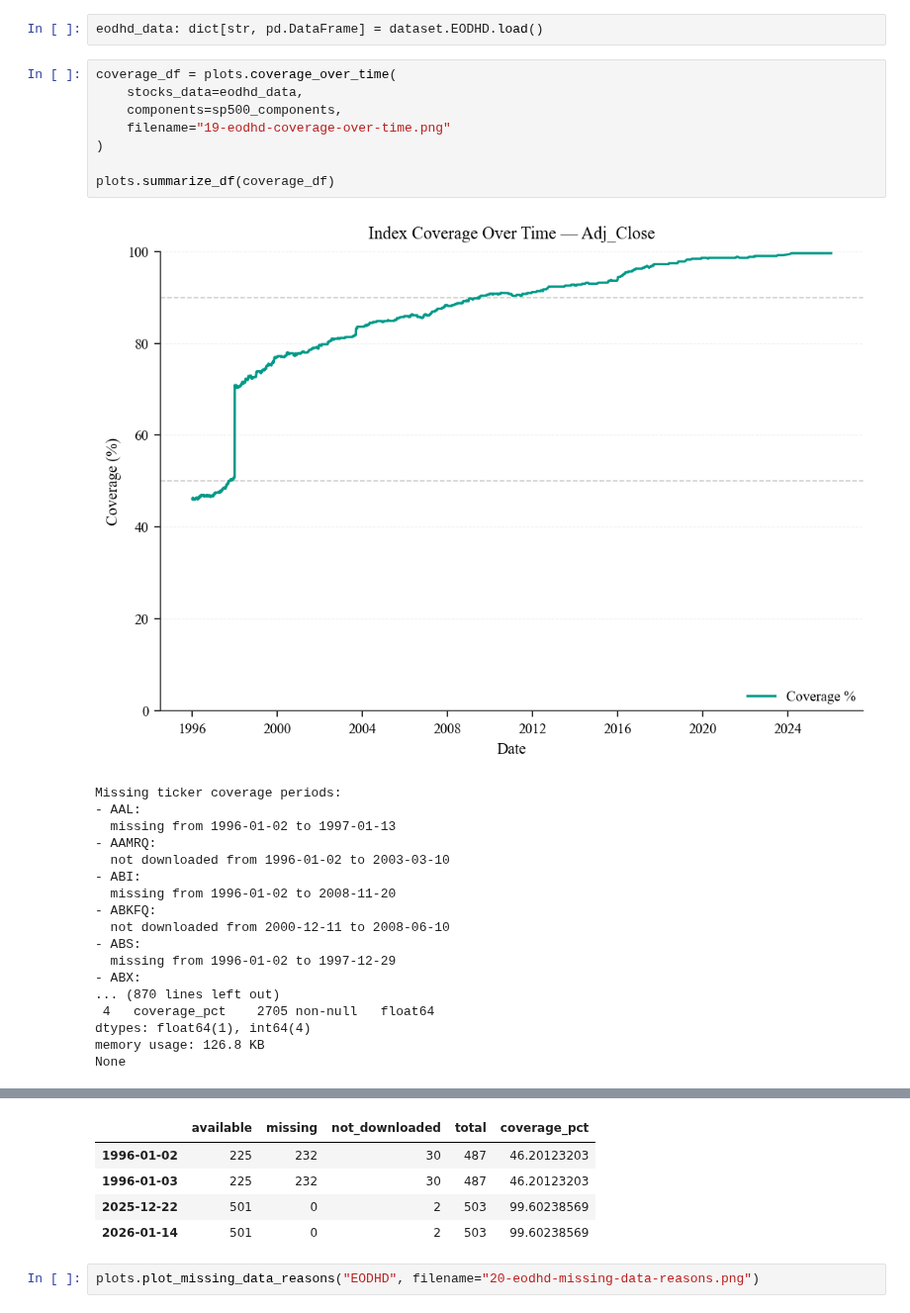
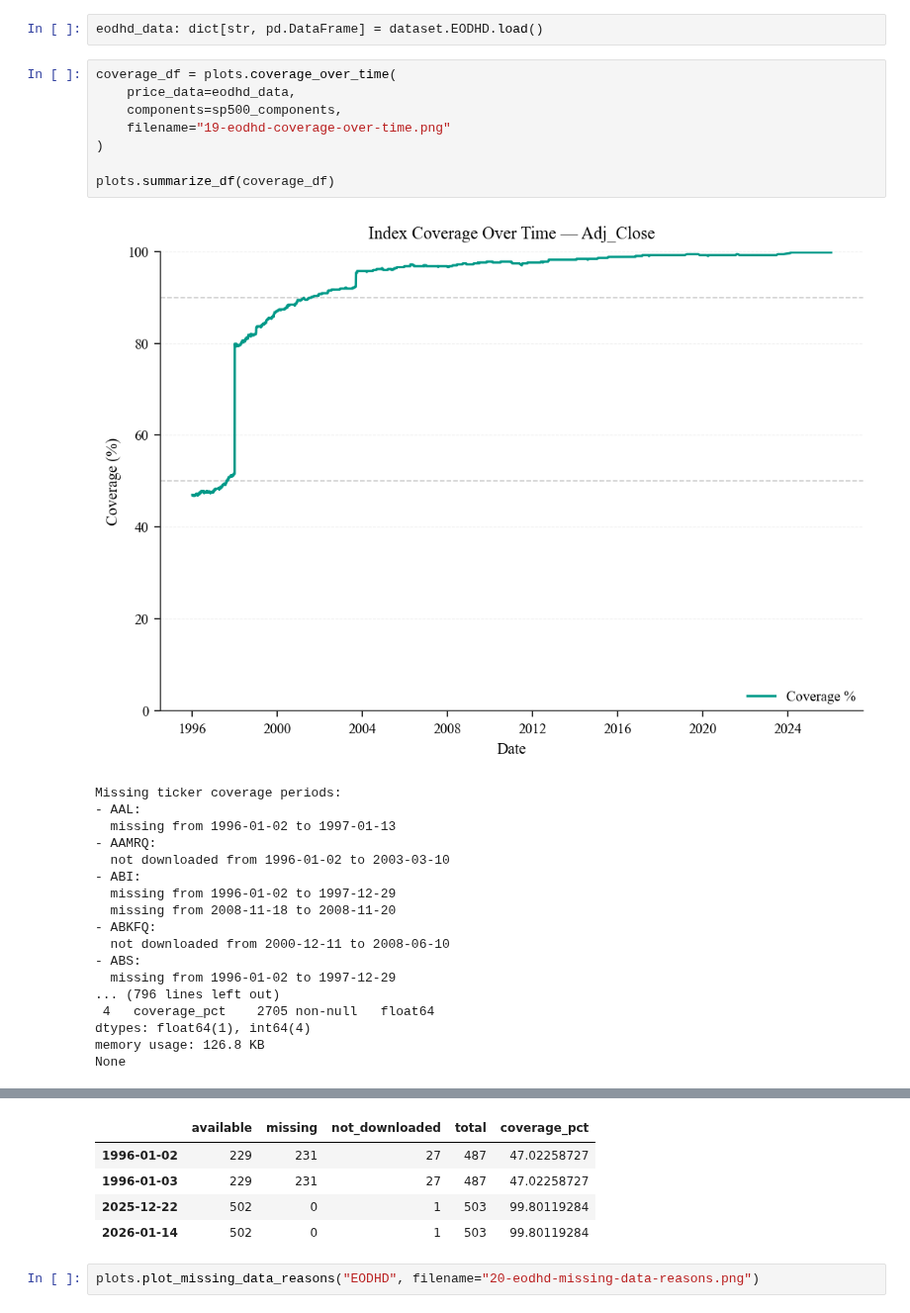
Before and after one commit to MichaelL200/data-driven-stock-portfolio-selection, a Jupyter notebook: notebooks/02c_data_stocks_eodhd.ipynb, the cells around one changed output, grey strips where cells are left out. Shown at 99% size. Cells and saved outputs as stored; diff of their text form.

```diff
--- a/notebooks/02c_data_stocks_eodhd.ipynb
+++ b/notebooks/02c_data_stocks_eodhd.ipynb
@@ -149,27 +149,27 @@ No valid data returned for AZA.A.US
 eodhd_data: dict[str, pd.DataFrame] = dataset.EODHD.load()
 # %%
 coverage_df = plots.coverage_over_time(
-    stocks_data=eodhd_data,
+    price_data=eodhd_data,
     components=sp500_components,
     filename="19-eodhd-coverage-over-time.png"
 )
 
 plots.summarize_df(coverage_df)
 # %% [output]
-[figure, old version]
+[figure, new version]
 Missing ticker coverage periods:
 - AAL:
   missing from 1996-01-02 to 1997-01-13
 - AAMRQ:
   not downloaded from 1996-01-02 to 2003-03-10
 - ABI:
-  missing from 1996-01-02 to 2008-11-20
+  missing from 1996-01-02 to 1997-12-29
+  missing from 2008-11-18 to 2008-11-20
 - ABKFQ:
   not downloaded from 2000-12-11 to 2008-06-10
 - ABS:
   missing from 1996-01-02 to 1997-12-29
-- ABX:
-... (870 lines left out)
+... (796 lines left out)
  4   coverage_pct    2705 non-null   float64
 dtypes: float64(1), int64(4)
 memory usage: 126.8 KB
@@ -186,8 +186,8 @@ None
 |  | available | missing | not_downloaded | total | coverage_pct |
-| 1996-01-02 | 225 | 232 | 30 | 487 | 46.20123203 |
-| 1996-01-03 | 225 | 232 | 30 | 487 | 46.20123203 |
-| 2025-12-22 | 501 | 0 | 2 | 503 | 99.60238569 |
-| 2026-01-14 | 501 | 0 | 2 | 503 | 99.60238569 |
+| 1996-01-02 | 229 | 231 | 27 | 487 | 47.02258727 |
+| 1996-01-03 | 229 | 231 | 27 | 487 | 47.02258727 |
+| 2025-12-22 | 502 | 0 | 1 | 503 | 99.80119284 |
+| 2026-01-14 | 502 | 0 | 1 | 503 | 99.80119284 |
 # %%
 plots.plot_missing_data_reasons("EODHD", filename="20-eodhd-missing-data-reasons.png")
 # %% [output]
```
Also changed, not shown: parts of 1 cell of this notebook, 3 other files.
